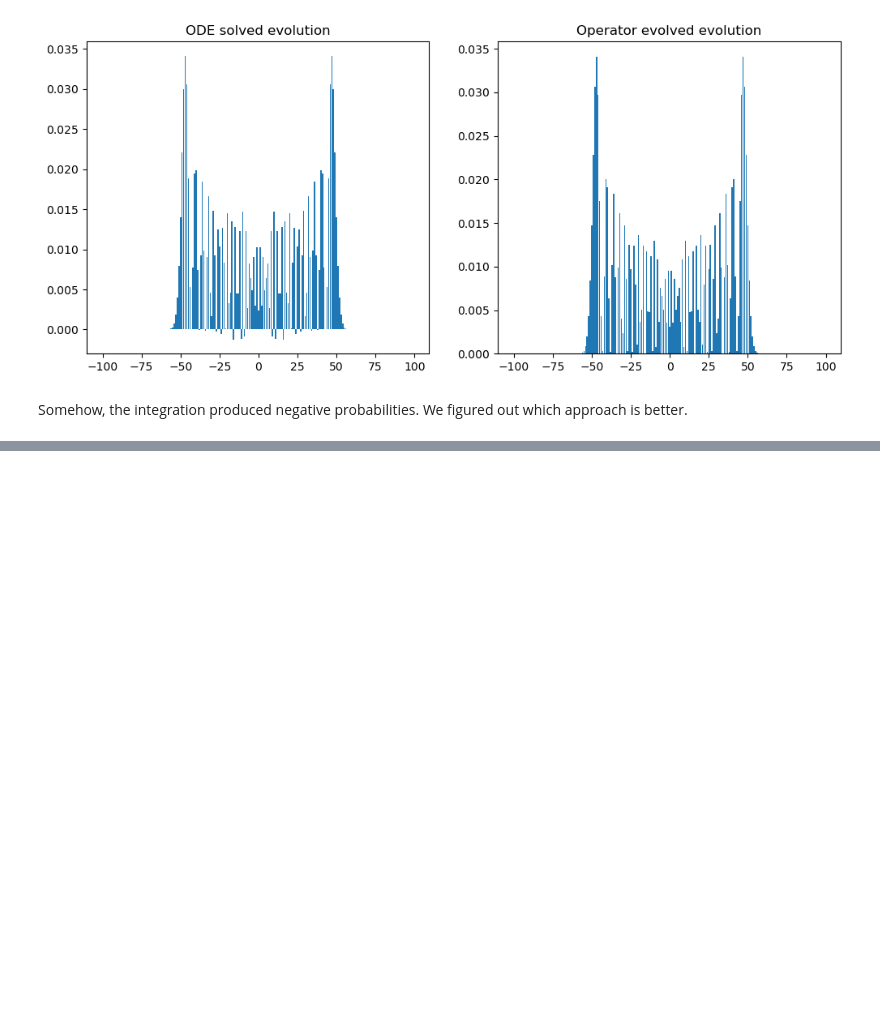
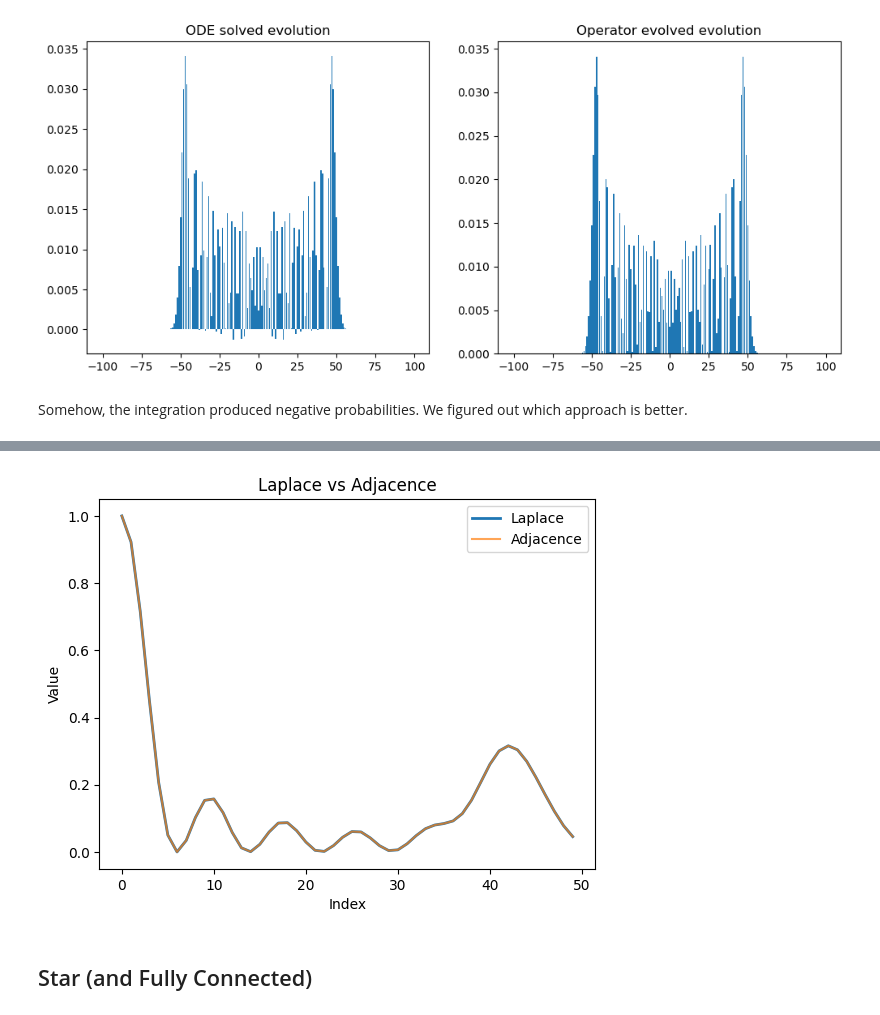
Before and after one commit to lresteghini/Quantum-Walks-course, a Jupyter notebook: Continuous_time_walks.ipynb, the cells around one changed output, grey strips where cells are left out. Drawn from its saved outputs; the diff is of its cells as text; code cells hidden in the pictures; blank space fills up the shorter version.

```diff
--- a/Continuous_time_walks.ipynb
+++ b/Continuous_time_walks.ipynb
@@ -173,0 +268,24 @@ Somehow, the integration produced negative probabilities. We figured out which a
+# %%
+import matplotlib.pyplot as plt
+import numpy as np
+
+# Create a single plot (1 row, 1 column)
+fig, ax = plt.subplots()
+
+# Plot the first dataset
+ax.plot(np.arange(len(Laplace_origin)), Laplace_origin, label="Laplace", linewidth=2)
+
+# Plot the second dataset on the same 'ax'
+ax.plot(np.arange(len(Adj_origin)), Adj_origin, label="Adjacence", alpha=0.7)
+
+# Add styling and clarity
+ax.set_title("Laplace vs Adjacence")
+ax.set_xlabel("Index")
+ax.set_ylabel("Value")
+ax.legend() # This shows the labels we defined in the plot calls
+
+plt.show()
+# %% [output]
+[figure, added]
+# %% [markdown]
+## Star (and Fully Connected)
```
Also changed, not shown: parts of 19 cells of this notebook, 1 other file.
